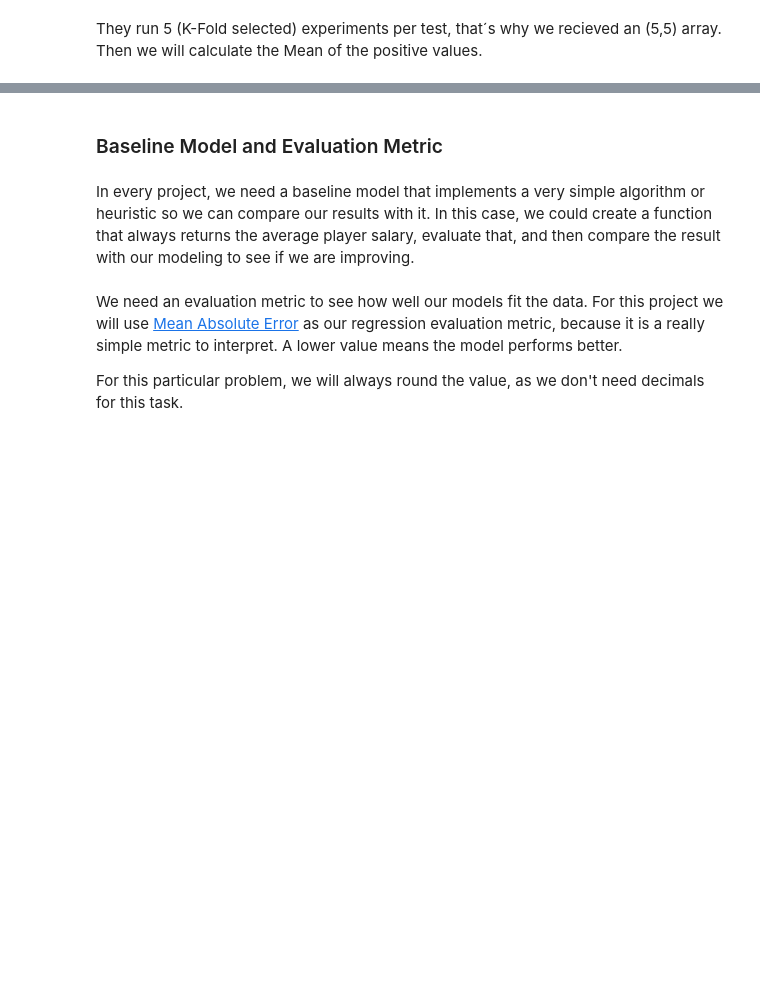
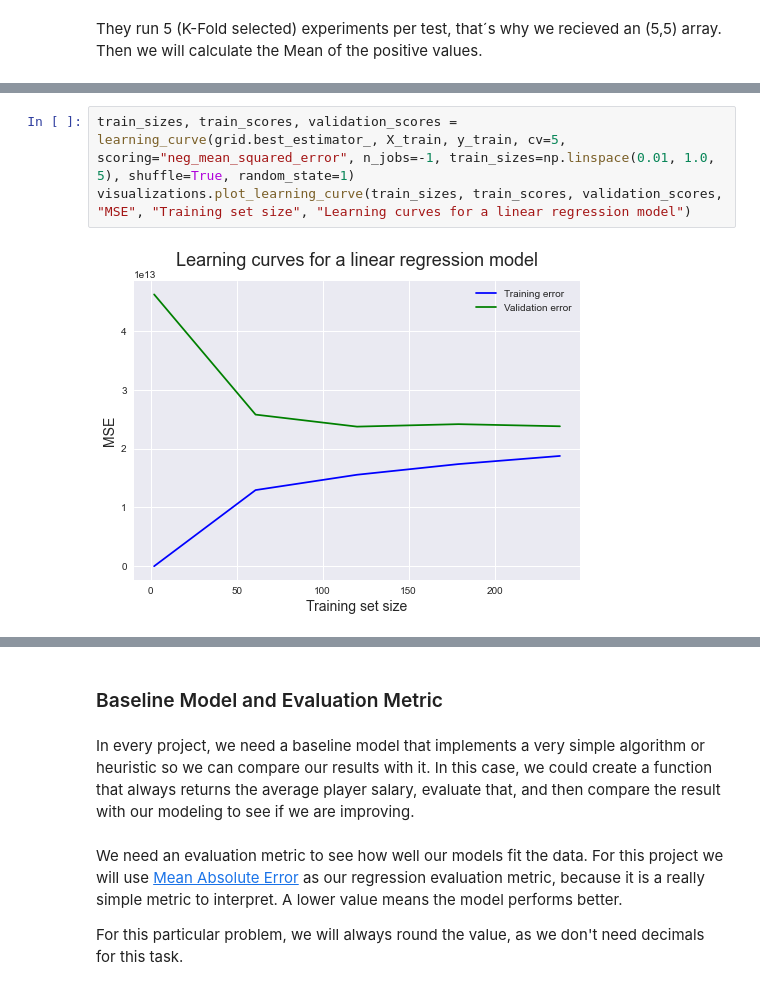
Before and after one commit to santiagoromero20/NBAPredictions, a Jupyter notebook: NBAPredictions.ipynb, the cells around one changed output, grey strips where cells are left out. Drawn from its saved outputs; the diff is of its cells as text; blank space fills up the shorter version.

```diff
--- a/NBAPredictions.ipynb
+++ b/NBAPredictions.ipynb
@@ -1035,0 +1153,5 @@ importlib.reload(preprocessing)
+# %%
+train_sizes, train_scores, validation_scores = learning_curve(grid.best_estimator_, X_train, y_train, cv=5, scoring="neg_mean_squared_error", n_jobs=-1, train_sizes=np.linspace(0.01, 1.0, 5), shuffle=True, random_state=1)
+visualizations.plot_learning_curve(train_sizes, train_scores, validation_scores, "MSE", "Training set size", "Learning curves for a linear regression model")
+# %% [output]
+[figure, added]
```
Also changed, not shown: parts of 24 cells of this notebook.
